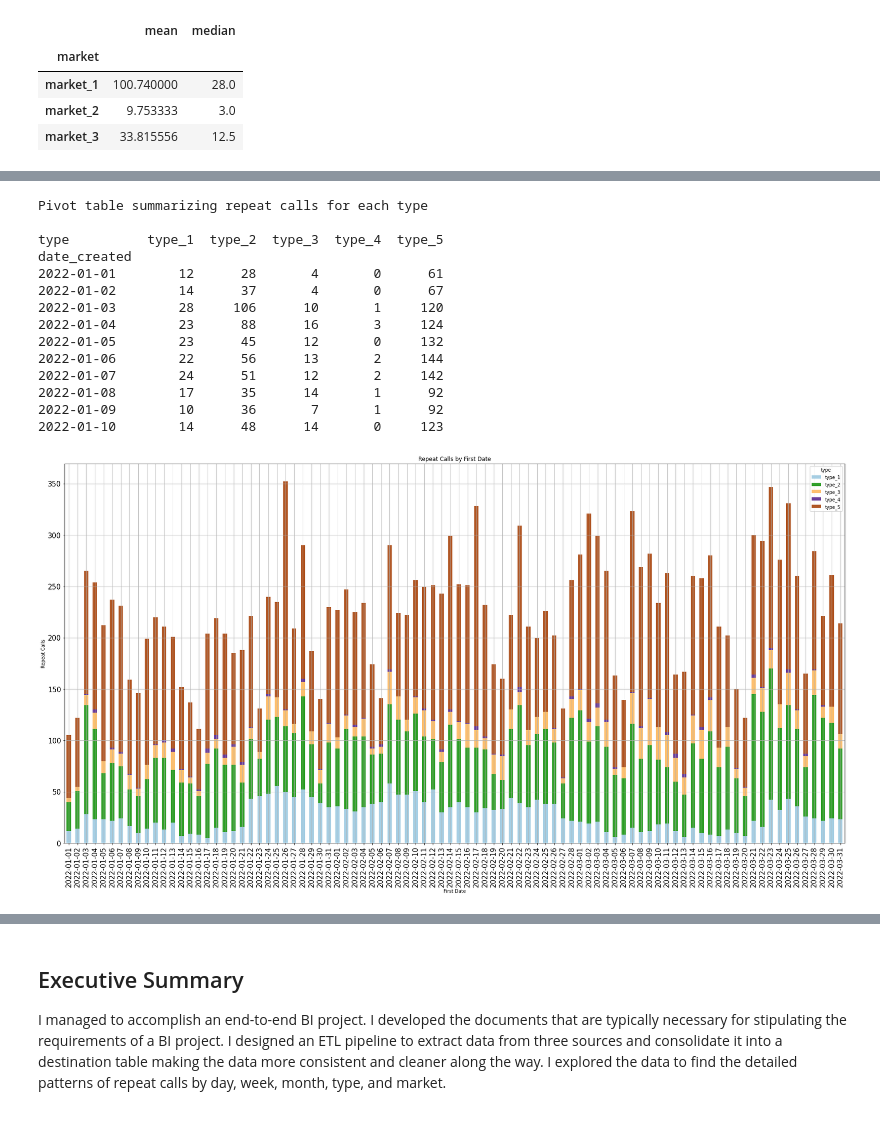
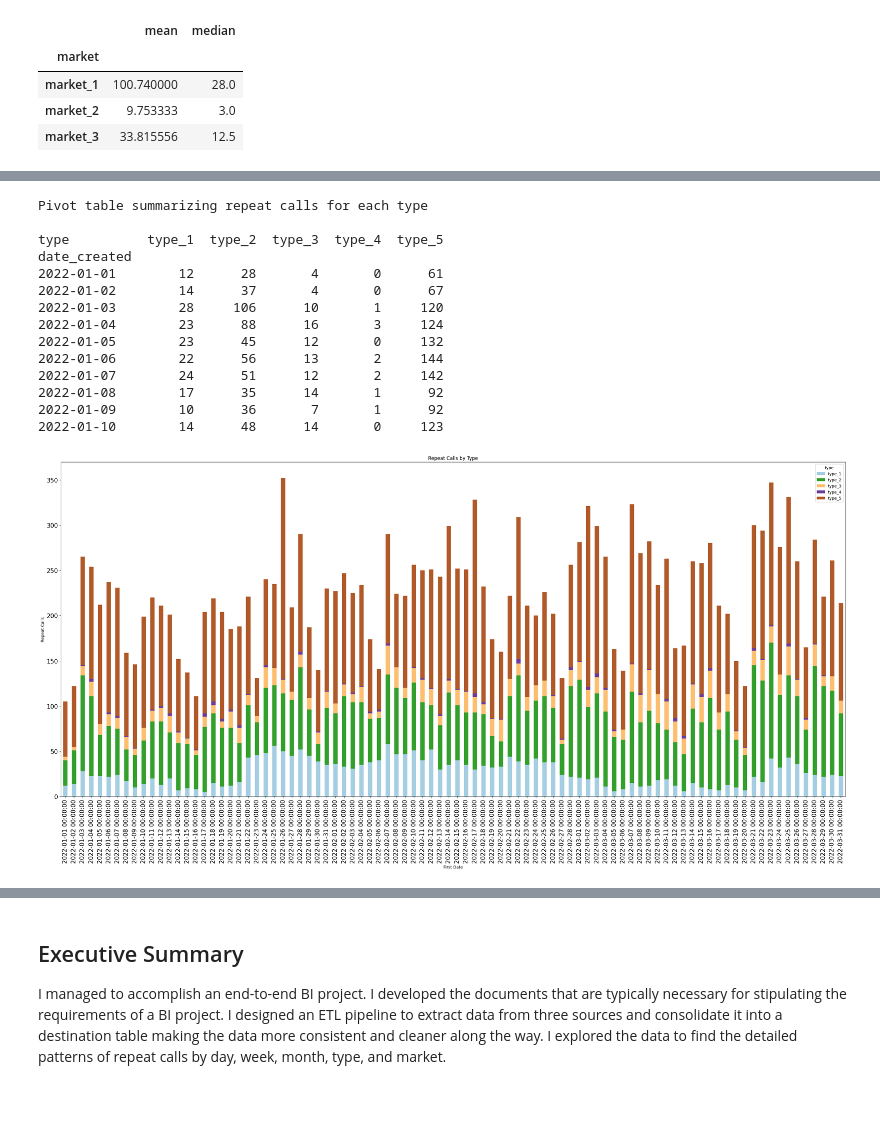
Before and after one commit to RoyPrs/How-Can-an-Internet-Provider-Business-Play-more-Intelligently, a Jupyter notebook: End to End BI Project.ipynb, the cells around one changed output, grey strips where cells are left out. Cells and saved outputs as stored; diff of their text form; code cells hidden in the pictures.

```diff
--- a/End to End BI Project.ipynb
+++ b/End to End BI Project.ipynb
@@ -615,37 +617,37 @@ Name: type, dtype: int64
 # %%
 # A chart or table measuring repeat calls by their first contact date
 
 # Calculate sum of repeat calls
 df['repeats'] = df['contacts_n1'] + df['contacts_n2'] + df['contacts_n3'] + df['contacts_n4'] + df['contacts_n5'] + df['contacts_n6'] + df['contacts_n7']
 
 # Create a pivot table to summarize repeat calls for each type
-table10 = pd.pivot_table(df, values='repeats', index=['date_created'], columns=['type'], aggfunc=np.sum)
+table10 = pd.pivot_table(df, values='repeats', index=['date_created'], columns=['type'], aggfunc='sum')
 print("Pivot table summarizing repeat calls for each type")
 print()
-print(table.head(10))
+print(table10.head(10))
 
 # Plot a stacked bar plot
-table10.plot(kind='bar', stacked=True, figsize=(30,15), linewidth=0, grid=True, fontsize=15, colormap='Paired')
+table10.plot(kind='bar', stacked=True, figsize=(35,15), linewidth=0, grid=False, fontsize=15, colormap='Paired')
 plt.xlabel('First Date')
 plt.ylabel('Repeat Calls')
-plt.title('Repeat Calls by First Date')
+plt.title('Repeat Calls by Type')
 plt.show()
 # %% [output]
 Pivot table summarizing repeat calls for each type
 
 type          type_1  type_2  type_3  type_4  type_5
 date_created
 2022-01-01        12      28       4       0      61
 2022-01-02        14      37       4       0      67
 2022-01-03        28     106      10       1     120
 2022-01-04        23      88      16       3     124
 2022-01-05        23      45      12       0     132
 2022-01-06        22      56      13       2     144
 2022-01-07        24      51      12       2     142
 2022-01-08        17      35      14       1      92
 2022-01-09        10      36       7       1      92
 2022-01-10        14      48      14       0     123
-[figure, old version]
+[figure, new version]
 # %%
 # A chart or table measuring repeat calls by their first contact date
 
```
Also changed, not shown: parts of 13 cells of this notebook.
